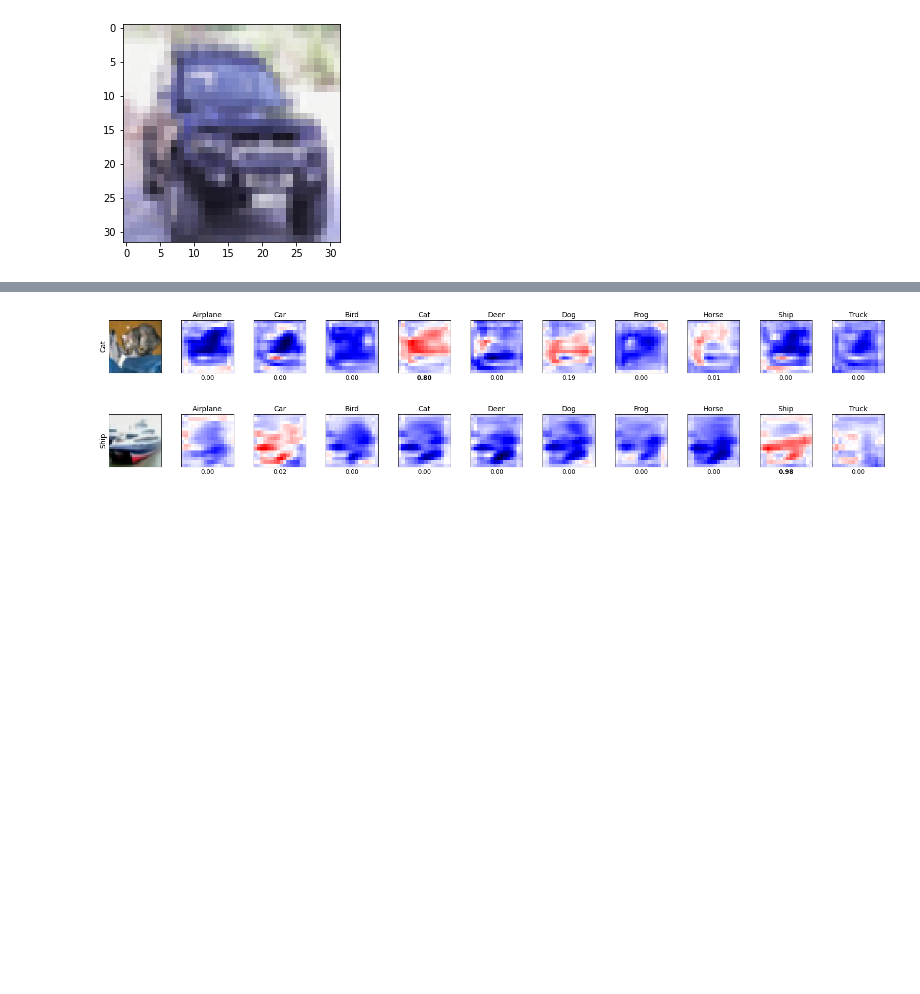
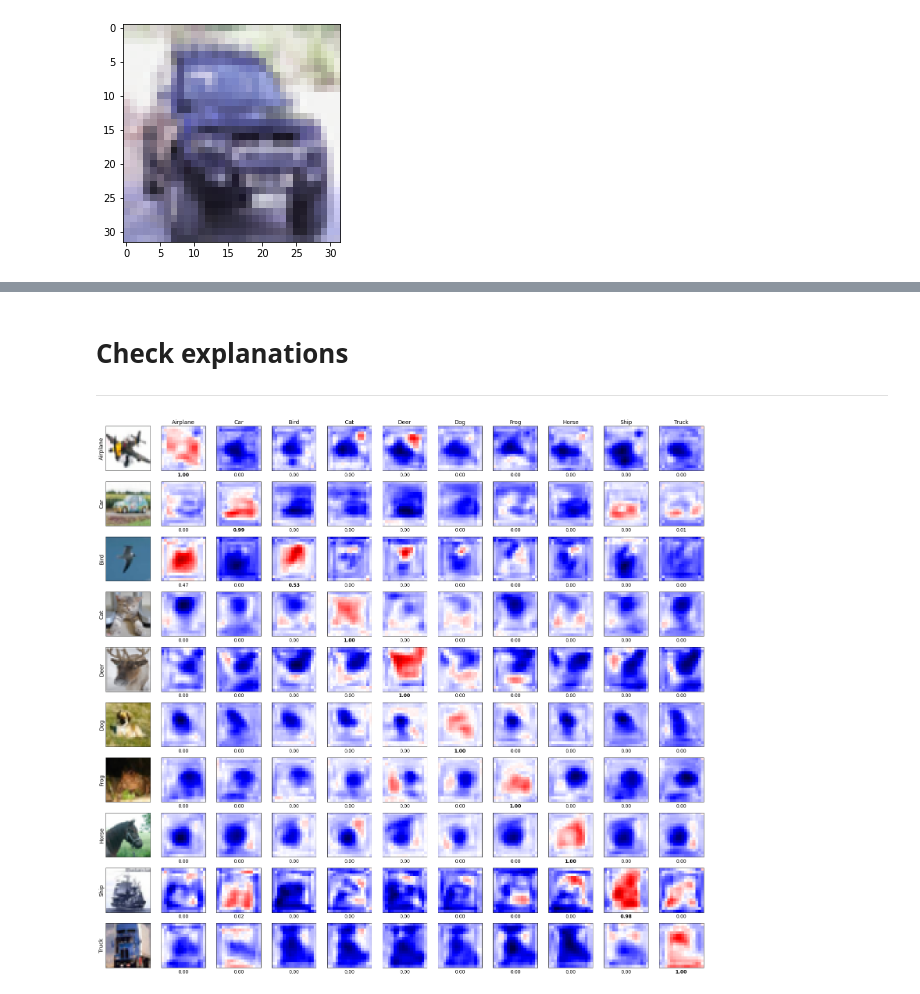
Before and after one commit to roldanjrgl/ml_project, a Jupyter notebook: notebooks/cifar_models_performance_analysis_v2.ipynb, the cells around one changed output, grey strips where cells are left out. Drawn from its saved outputs; the diff is of its cells as text; code cells hidden in the pictures; blank space fills up the shorter version.

Commit message:
Milestone: Done with visualization

```diff
--- a/notebooks/cifar_models_performance_analysis_v2.ipynb
+++ b/notebooks/cifar_models_performance_analysis_v2.ipynb
@@ -63,7 +63,7 @@ from fastshap.utils import MaskLayer2d, KLDivLoss, DatasetInputOnly
 if os.path.isfile('cifar surrogate.pt'):
     print('Loading saved surrogate model')
     surr_A = torch.load('cifar surrogate.pt').to(device)
-    surrogate_A = ImageSurrogate(surr, width=32, height=32, superpixel_size=2)
+    surrogate_A = ImageSurrogate(surr_A, width=32, height=32, superpixel_size=2)
 
 else:
     print('Model not available')
@@ -79,7 +79,7 @@ from fastshap import FastSHAP
 if os.path.isfile('cifar explainer.pt'):
     print('Loading saved explainer model')
     explainer_A = torch.load('cifar explainer.pt').to(device)
-    fastshap_A = FastSHAP(explainer, surrogate, link=nn.LogSoftmax(dim=1))
+    fastshap_A = FastSHAP(explainer_A, surrogate_A, link=nn.LogSoftmax(dim=1))
 
 else:
     print('Model not available')
@@ -450,8 +339,3 @@ def visualize_one_sample(idx, model):
-# %%
-visualize_one_sample(1, model_A)
-# %% [output]
-[figure, removed]
-# %%
-visualize_one_sample(1, model_B)
-# %% [output]
-[figure, removed]
+# %% [markdown]
+# Check explanations
+----
@@ -457,0 +394,4 @@ visualize_one_sample(1, model_B)
+# %%
+visualize_all_classes(model_A, surrogate_A, fastshap_A)
+# %% [output]
+[figure, added]
```
Also changed, not shown: parts of 24 cells of this notebook.
